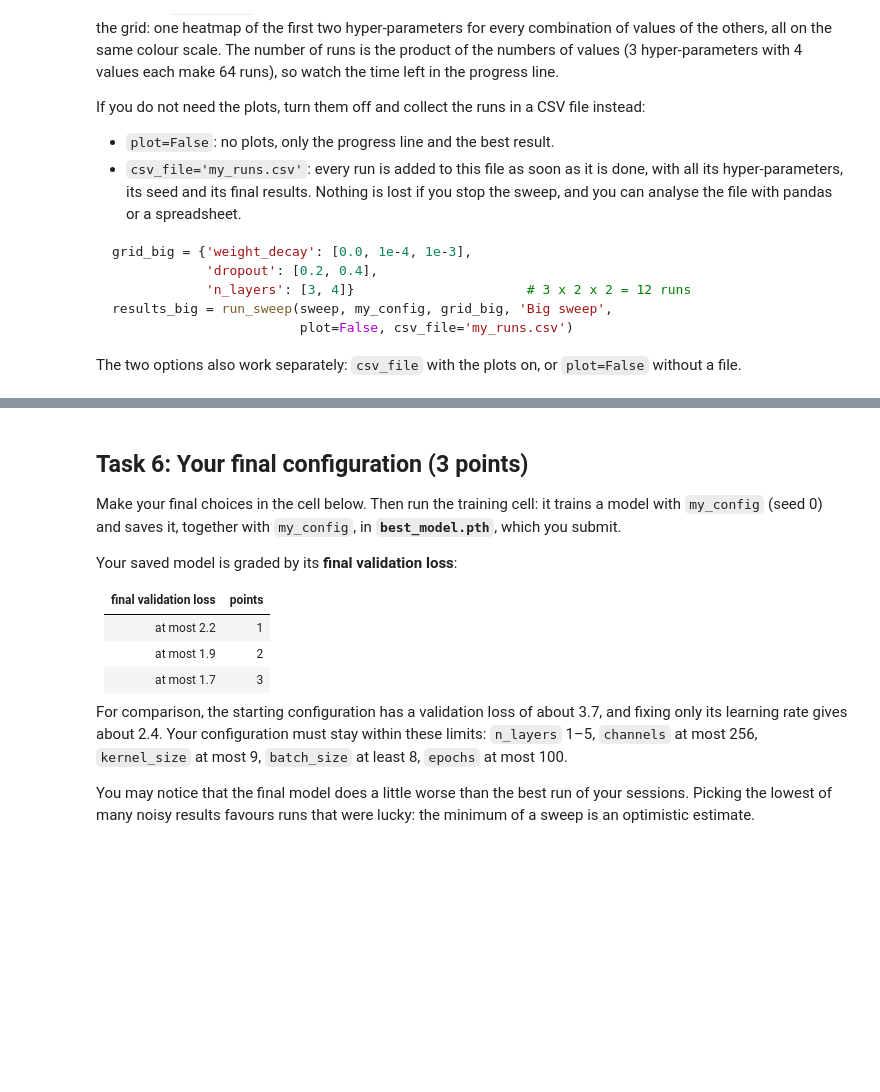
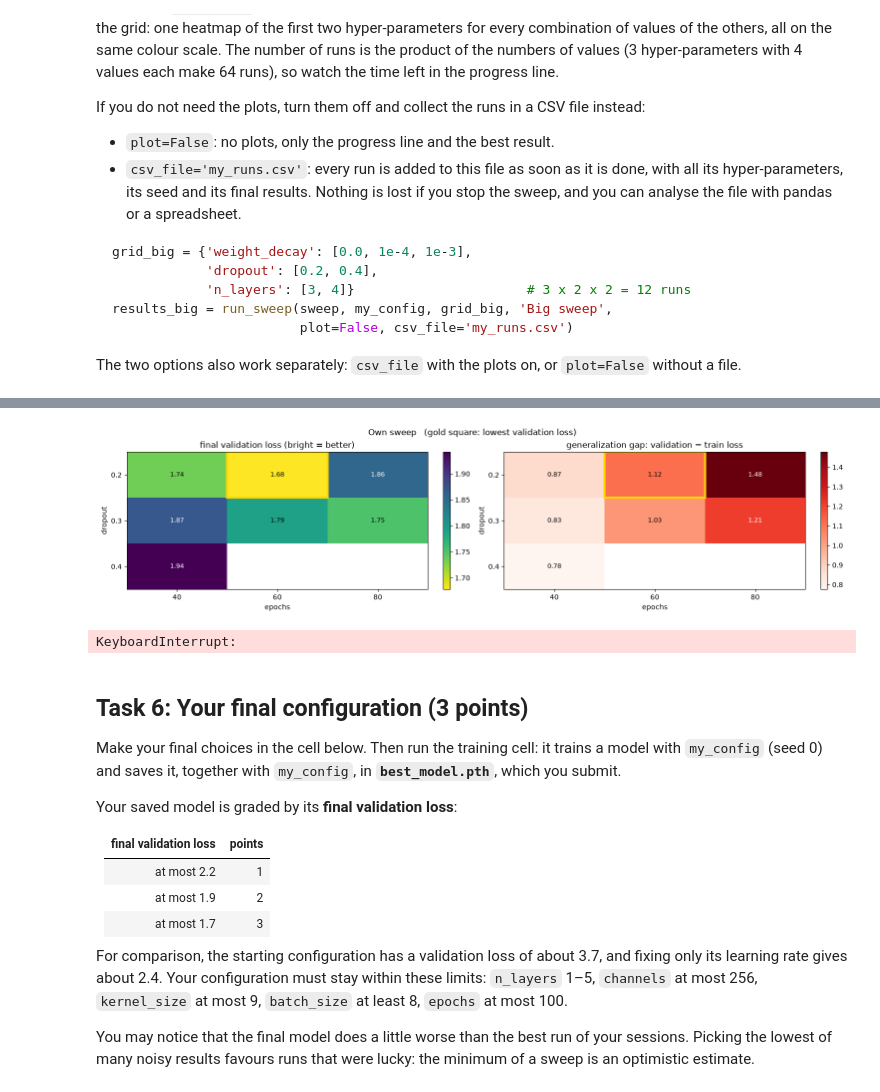
Before and after one commit to Jonskut/deep-learning, a Jupyter notebook: Ex3_train_deep_NN/Ex3_train_deep_NN/ex3.ipynb, the cells around one changed output, grey strips where cells are left out. Cells and saved outputs as stored; diff of their text form; code cells hidden in the pictures; blank space fills up the shorter version.

```diff
--- a/Ex3_train_deep_NN/Ex3_train_deep_NN/ex3.ipynb
+++ b/Ex3_train_deep_NN/Ex3_train_deep_NN/ex3.ipynb
@@ -509,5 +636,7 @@ if not skip_training:
 Set `answer_2`. Then **choose `n_layers` and `channels`** and put them in `my_config`.
 # %%
 # YOUR CODE HERE
-raise NotImplementedError()
+answer_2 = 'b'
+my_config['n_layers'] = 3
+my_config['n_channels'] = 128
 print(my_config)
@@ -532,4 +669,4 @@ if not skip_training:
 # %%
 # YOUR CODE HERE
-raise NotImplementedError()
+my_config['kernel_size'] = 3
 print(my_config)
@@ -553,5 +696,7 @@ if not skip_training:
 Set `answer_3`. Then **choose `dropout` and `epochs`** and put them in `my_config`.
 # %%
 # YOUR CODE HERE
-raise NotImplementedError()
+answer_3 = 'b'
+my_config['dropout'] = 0.2
+my_config['epochs'] = 40
 print(my_config)
@@ -576,4 +729,4 @@ if not skip_training:
 # %%
 # YOUR CODE HERE
-raise NotImplementedError()
+my_config['lr'] = 0.01
 print(my_config)
@@ -599,6 +754,7 @@ results_big = run_sweep(sweep, my_config, grid_big, 'Big sweep',
 
 The two options also work separately: `csv_file` with the plots on, or `plot=False` without a file.
 # %%
-grid_own = {'weight_decay': [0.0, 1e-4, 1e-3, 1e-2]}
+grid_own = {'dropout': [0.2, 0.3, 0.4], 'epochs': [40, 50, 60]}
 if not skip_training:
     results_own = run_sweep(sweep, my_config, grid_own, 'Own sweep')
+# %% [output]
@@ -605,3 +762,5 @@ if not skip_training:
+[figure, added]
+KeyboardInterrupt:
 # %% [markdown]
 ## Task 6: Your final configuration (3 points)
 
```
Also changed, not shown: parts of 33 cells of this notebook, 4 other files.
